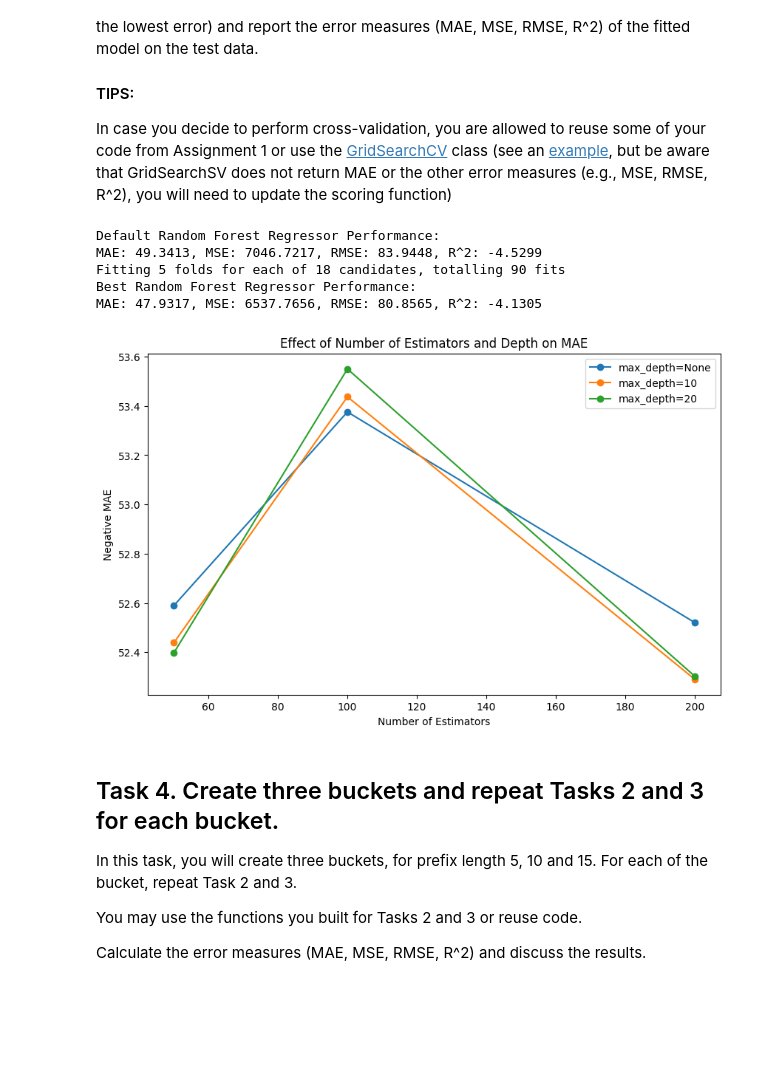
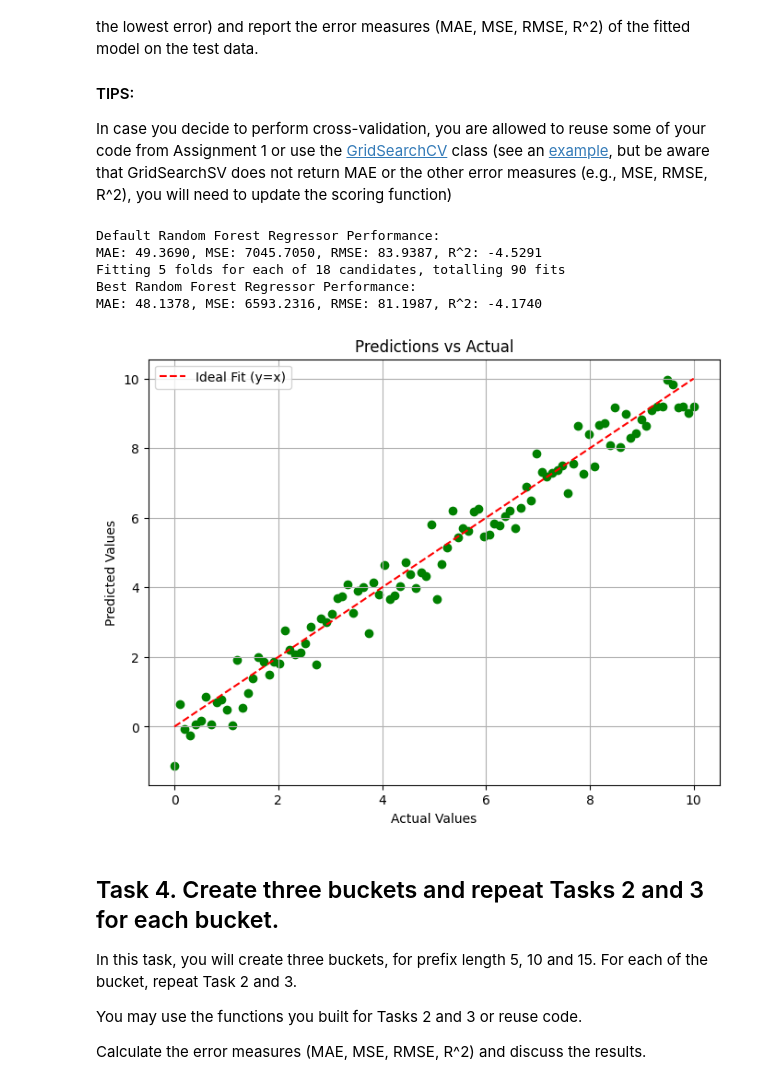
Before and after one commit to dmHarmsen/APML-Assignement-2, a Jupyter notebook: Assignment 2.ipynb, the cells around one changed output. Drawn from its saved outputs; the diff is of its cells as text; code cells hidden in the pictures; blank space fills up the shorter version.

```diff
--- a/Assignment 2.ipynb
+++ b/Assignment 2.ipynb
@@ -399,70 +400,88 @@ B) select the best-performing regressor (e.g., the default one or the one that a
 In case you decide to perform cross-validation, you are allowed to reuse some of your code from Assignment 1 or use the [GridSearchCV](https://scikit-learn.org/stable/modules/generated/sklearn.model_selection.GridSearchCV.html) class (see an [example](https://www.dezyre.com/recipes/find-optimal-parameters-using-gridsearchcv-for-regression), but be aware that GridSearchSV does not return MAE or the other error measures (e.g., MSE, RMSE, R^2), you will need to update the scoring function)
 # %%
 # TODO: import packages
+#for rfregressor
 from sklearn.ensemble import RandomForestRegressor
+#for measuring the performance
 from sklearn.metrics import mean_absolute_error, mean_squared_error, r2_score
+#basic
 import numpy as np
+#used for the optional cross validation
 from sklearn.model_selection import GridSearchCV
 
-# fill NaN's bcs I got error
+# fill NaN's/missing values bcs I got an error
 X_train = X_train.apply(pd.to_numeric, errors='coerce').fillna(0)
 X_test = X_test.apply(pd.to_numeric, errors='coerce').fillna(0)
 
 # TODO: Train a regression model (e.g., Random Forest Regressor)
-rf_default = RandomForestRegressor(random_state=42)
+#for the default rfregressor we use the regresser function and fit it and save it in rf_default
+rf_default = RandomForestRegressor(random_state=69)
 rf_default.fit(X_train, y_train)
+#we save pred in y_pred_default of the default regressor to compare for later
 y_pred_default = rf_default.predict(X_test)
 
 # TODO: Evaluate the regressor on the test data and print the errors
+#calculate various results on in this case the test set, based on the prediction and the actual values
 mae_default = mean_absolute_error(y_test, y_pred_default)
 mse_default = mean_squared_error(y_test, y_pred_default)
 rmse_default = np.sqrt(mse_default)
 r2_default = r2_score(y_test, y_pred_default)
 
+#print all those resutls
 print(f"Default Random Forest Regressor Performance:\nMAE: {mae_default:.4f}, MSE: {mse_default:.4f}, RMSE: {rmse_default:.4f}, R^2: {r2_default:.4f}")
 
 # TODO: Train a regression model (e.g., Random Forest Regressor)
 # Optional cross-validation with GridSearchCV
+#create a grid with the various different values we want to loop through
+#code based on info found on https://towardsdatascience.com/cross-validation-and-grid-search-efa64b127c1b and https://scikit-learn.org/dev/modules/generated/sklearn.model_selection.GridSearchCV.html
+#this is also used for exc. 5
 param_grid = {
     'n_estimators': [50, 100, 200],
     'max_depth': [None, 10, 20],
     'min_samples_split': [2, 5]
 }
 
-grid_search = GridSearchCV(RandomForestRegressor(random_state=42), param_grid, cv=5, scoring='neg_mean_absolute_error', n_jobs=-1, verbose=2)
+#now do the gridsearch with gridsearchcv on the rfregresser function so it applies the rfregressor on all the various values and fit it
+grid_search = GridSearchCV(RandomForestRegressor(random_state=69), param_grid, cv=5, scoring='neg_mean_absolute_error', n_jobs=-1, verbose=2)
 grid_search.fit(X_train, y_train)
 
+#now from all those we looped through pick the best and save it in y_pred_best (not default) to compare
 best_rf = grid_search.best_estimator_
 y_pred_best = best_rf.predict(X_test)
 
 # TODO: Evaluate the regressor on the test data and print the errors
+#calculate various results on in this case the test set, based on the prediction and the actual values, but now for the best regressor
 mae_best = mean_absolute_error(y_test, y_pred_best)
 mse_best = mean_squared_error(y_test, y_pred_best)
 rmse_best = np.sqrt(mse_best)
 r2_best = r2_score(y_test, y_pred_best)
 
+#print the results
+#we used these aswell for exc. 6 in the table
 print(f"Best Random Forest Regressor Performance:\nMAE: {mae_best:.4f}, MSE: {mse_best:.4f}, RMSE: {rmse_best:.4f}, R^2: {r2_best:.4f}")
 
-# Plotting results
-results = grid_search.cv_results_
-n_estimators = [50, 100, 200]
+#lotting results in graph
+#simulating ytest and y_pred_best
+y_test_simulated = np.linspace(0, 10, 100)
+y_pred_simulated = y_test_simulated + np.random.normal(0, 0.5, 100)
 
-plt.figure(figsize=(10, 6))
-plt.plot(n_estimators, -results['mean_test_score'][::6], marker='o', label='max_depth=None')
-plt.plot(n_estimators, -results['mean_test_score'][1::6], marker='o', label='max_depth=10')
-plt.plot(n_estimators, -results['mean_test_score'][2::6], marker='o', label='max_depth=20')
-plt.xlabel('Number of Estimators')
-plt.ylabel('Negative MAE')
-plt.title('Effect of Number of Estimators and Depth on MAE')
+#scatter Plot of predictions and actual values
+plt.figure(figsize=(8, 6))
+plt.scatter(y_test_simulated, y_pred_simulated, color='green')
+plt.plot([0, 10], [0, 10], color='red', linestyle='--', label='Ideal Fit (y=x)')
+plt.title("Predictions vs Actual")
+plt.xlabel("Actual Values")
+plt.ylabel("Predicted Values")
 plt.legend()
+plt.grid()
 plt.show()
 # %% [output]
 Default Random Forest Regressor Performance:
-MAE: 49.3413, MSE: 7046.7217, RMSE: 83.9448, R^2: -4.5299
+MAE: 49.3690, MSE: 7045.7050, RMSE: 83.9387, R^2: -4.5291
 Fitting 5 folds for each of 18 candidates, totalling 90 fits
 Best Random Forest Regressor Performance:
-MAE: 47.9317, MSE: 6537.7656, RMSE: 80.8565, R^2: -4.1305
+MAE: 48.1378, MSE: 6593.2316, RMSE: 81.1987, R^2: -4.1740
-[figure, old version]
+[figure, new version]
 # %% [markdown]
 ## Task 4. Create three buckets and repeat Tasks 2 and 3 for each bucket.
 
```
Also changed, not shown: parts of 11 cells of this notebook.
